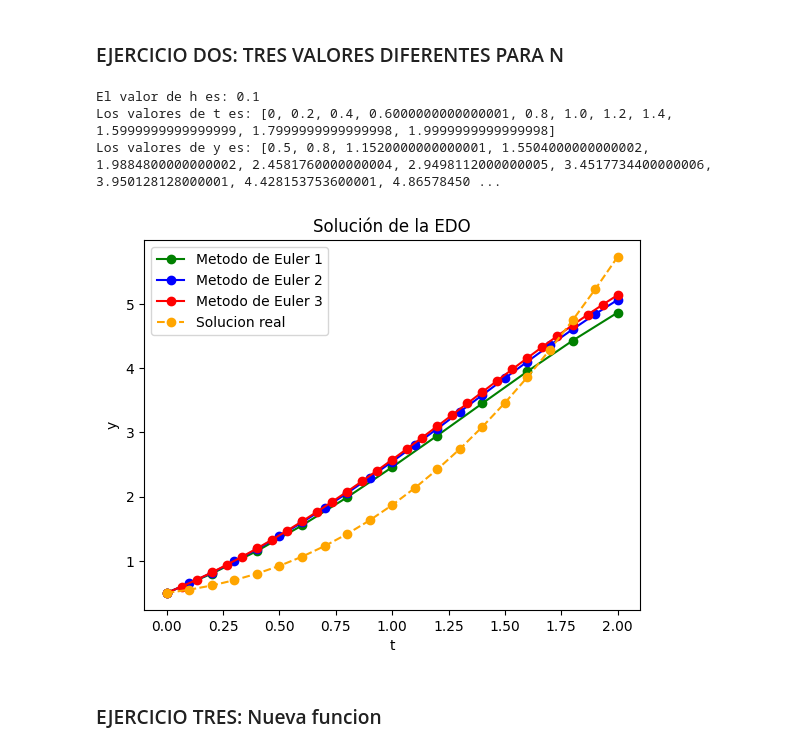
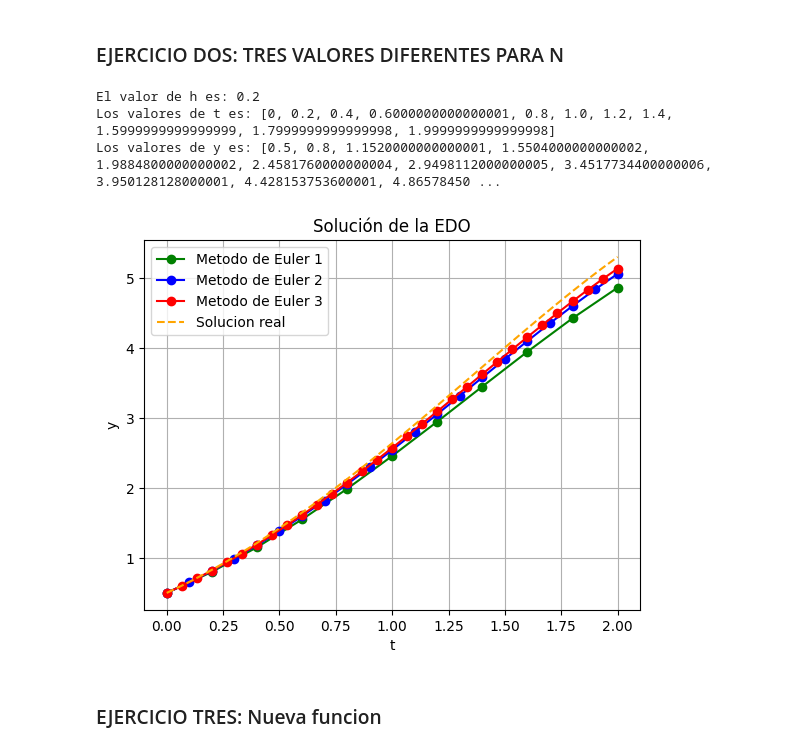
Before and after one commit to ImYasid/METODOS_NUMERICOS, a Jupyter notebook: [TALLERES]/[TALLER 06]/[Taller 06] ODE-Euler.ipynb, the cells around one changed output. Cells and saved outputs as stored; diff of their text form; code cells hidden in the pictures.

```diff
--- a/[TALLERES]/[TALLER 06]/[Taller 06] ODE-Euler.ipynb
+++ b/[TALLERES]/[TALLER 06]/[Taller 06] ODE-Euler.ipynb
@@ -12,23 +13,28 @@ The autoreload extension is already loaded. To reload it, use:
 # %% [markdown]
 ### EJERCICIO UNO: METODO DE EULER VS SOLUCION REAL
 # %%
-y_der = lambda t, y: y-t**2+1
-y_der1 = lambda t, y: (t+1)**2-0.5*math.exp(t)
+y_der = lambda t, y: y - t**2 + 1
 y_init = 0.5
 
-ys1a, ts1a, h = ODE_euler(a = 0, b = 2, f = y_der, y_t0 = y_init, N = 10)
-ys2a, ts2a, h = ODE_euler(a = 0, b = 2, f = y_der1, y_t0 = y_init, N = 10)
+ys1a, ts1a, h = ODE_euler(a=0, b=2, f=y_der, y_t0=y_init, N=10)
 
 print(f"El valor de h es: {h}")
 print(f"Los valores de t es: {ts1a}")
 print(f"Los valores de y es: {ys1a}")
 
+def y_real(t):
+    t = np.array(t)
+    return (t + 1)**2 - 0.5 * np.exp(t)
+
+ys2a = y_real(ts1a)
+
 plt.plot(ts1a, ys1a, marker="o", linestyle="-", label="Metodo de Euler", color="GREEN")
-plt.plot(ts2a, ys2a, marker="o", linestyle="--", label="Solucion real", color="orange")
+plt.plot(ts1a, ys2a, linestyle="--", label="Solucion real", color="orange")
 plt.xlabel("t")
 plt.ylabel("y")
 plt.title("Solución de la EDO")
 plt.legend()
+plt.grid(True)
 plt.show()
 # %% [output]
 El valor de h es: 0.2
@@ -39,32 +45,41 @@ Los valores de y es: [0.5, 0.8, 1.1520000000000001, 1.5504000000000002, 1.988480
 ### EJERCICIO DOS: TRES VALORES DIFERENTES PARA N
 # %%
 y_der = lambda t, y: y-t**2+1
-y_der1 = lambda t, y: (t+1)**2-0.5*math.exp(t)
 y_init = 0.5
 
-ys1a, ts1a, h = ODE_euler(a = 0, b = 2, f = y_der, y_t0 = y_init, N = 10)
-ys2a, ts2a, h = ODE_euler(a = 0, b = 2, f = y_der, y_t0 = y_init, N = 20)
-ys3a, ts3a, h = ODE_euler(a = 0, b = 2, f = y_der, y_t0 = y_init, N = 30)
-ys4a, ts4a, h = ODE_euler(a = 0, b = 2, f = y_der1, y_t0 = y_init, N = 20)
+ys1a, ts1a, h1 = ODE_euler(a = 0, b = 2, f = y_der, y_t0 = y_init, N = 10)
+ys2a, ts2a, h2 = ODE_euler(a = 0, b = 2, f = y_der, y_t0 = y_init, N = 20)
+ys3a, ts3a, h3 = ODE_euler(a = 0, b = 2, f = y_der, y_t0 = y_init, N = 30)
 
-print(f"El valor de h es: {h}")
+def y_real(t):
+    t = np.array(t)
+    return (t + 1)**2 - 0.5 * np.exp(t)
+
+ys4a = y_real(ts3a)
+
+
+print(f"El valor de h es: {h1}")
 print(f"Los valores de t es: {ts1a}")
 print(f"Los valores de y es: {ys1a}")
 
 plt.plot(ts1a, ys1a, marker="o", linestyle="-", label="Metodo de Euler 1", color="green")
 plt.plot(ts2a, ys2a, marker="o", linestyle="-", label="Metodo de Euler 2", color="blue")
 plt.plot(ts3a, ys3a, marker="o", linestyle="-", label="Metodo de Euler 3", color="red")
-plt.plot(ts4a, ys4a, marker="o", linestyle="--", label="Solucion real", color="orange")
+###
+#plt.plot(ts2a, ys4a, linestyle="--", label="Solucion real", color="orange")    El error se debe a que ys4a se estaba trabajano con ts2a
+###
+plt.plot(ts3a, ys4a, linestyle="--", label="Solucion real", color="orange")
 plt.xlabel("t")
 plt.ylabel("y")
 plt.title("Solución de la EDO")
+plt.grid(True)
 plt.legend()
 plt.show()
 # %% [output]
-El valor de h es: 0.1
+El valor de h es: 0.2
 Los valores de t es: [0, 0.2, 0.4, 0.6000000000000001, 0.8, 1.0, 1.2, 1.4, 1.5999999999999999, 1.7999999999999998, 1.9999999999999998]
 Los valores de y es: [0.5, 0.8, 1.1520000000000001, 1.5504000000000002, 1.9884800000000002, 2.4581760000000004, 2.9498112000000005, 3.4517734400000006, 3.950128128000001, 4.428153753600001, 4.86578450 ...
-[figure, old version]
+[figure, new version]
 # %% [markdown]
 ### EJERCICIO TRES: Nueva funcion
 # %%
```
Also changed, not shown: parts of 3 cells of this notebook, 2 other files.
